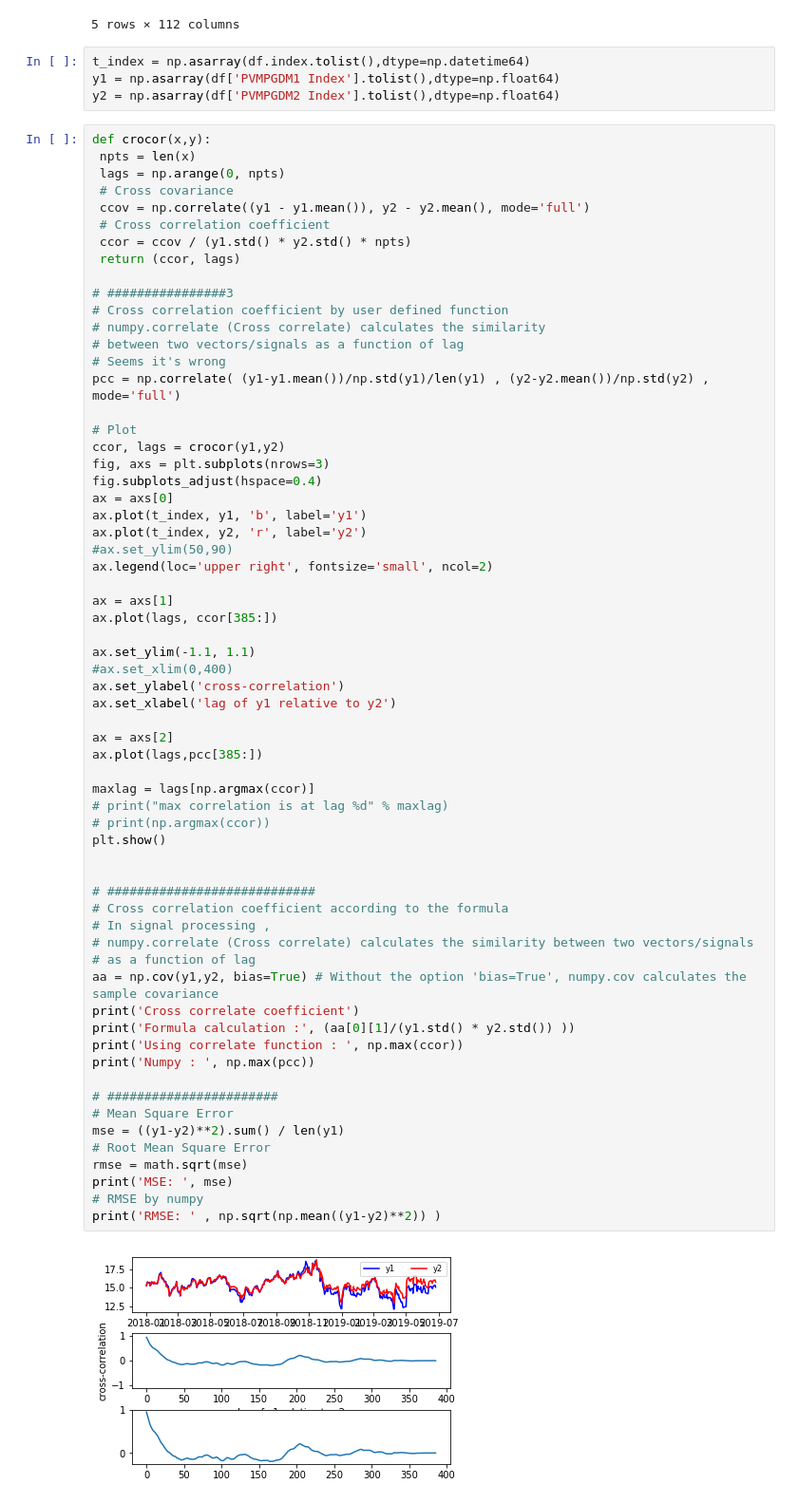
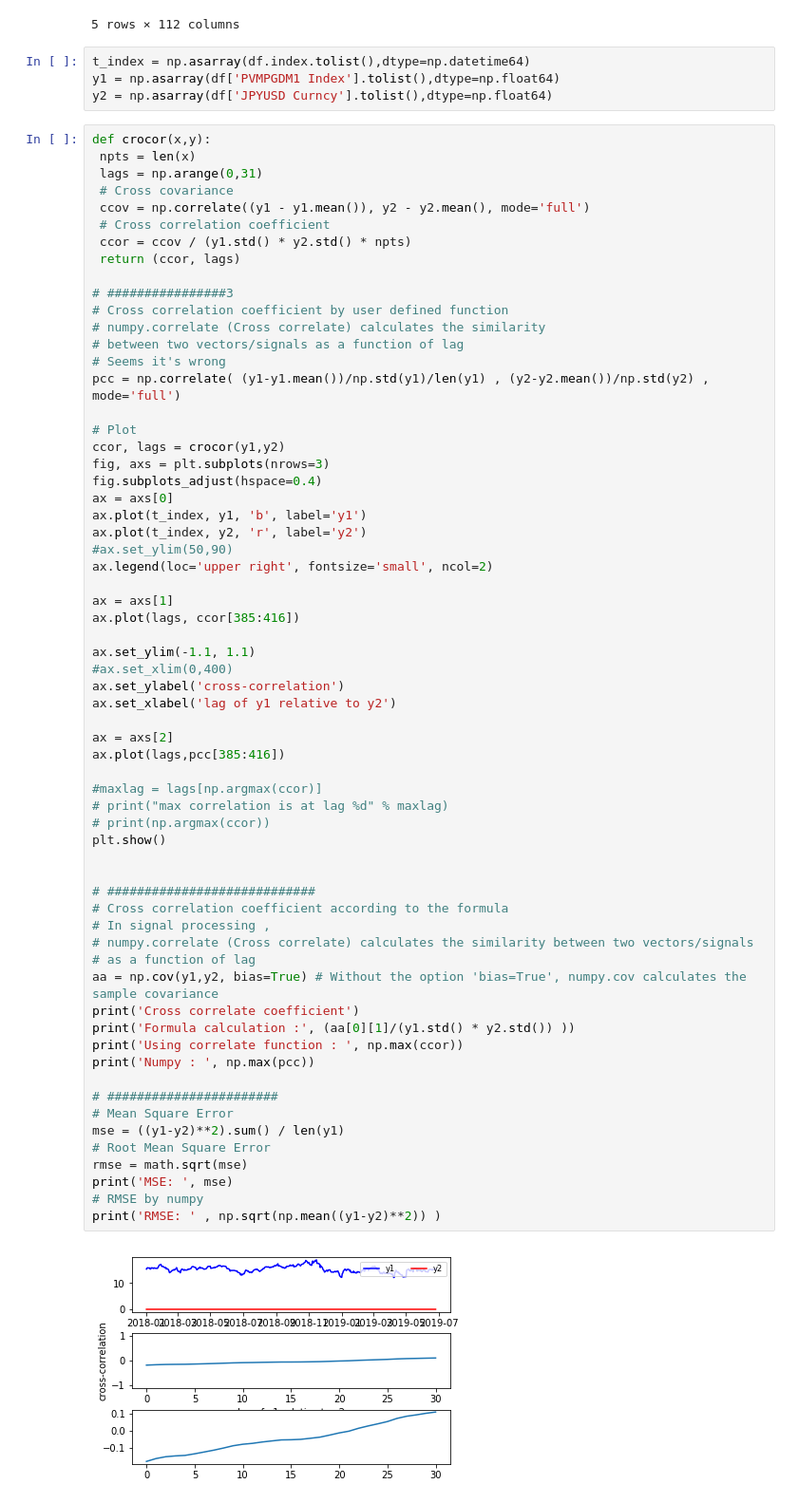
Before and after one commit to psankosik/Learning-Data-Sci, a Jupyter notebook: Self Project/Pricing/Attemp 1/Cross Correlation.ipynb, the cells around one changed output. Shown: that part at 95% size. Saved outputs shown, nothing was run; the diff lists cells and outputs as text.

```diff
--- a/Self Project/Pricing/Attemp 1/Cross Correlation.ipynb
+++ b/Self Project/Pricing/Attemp 1/Cross Correlation.ipynb
@@ -22,11 +22,11 @@ df.head()
 # %%
 t_index = np.asarray(df.index.tolist(),dtype=np.datetime64)
 y1 = np.asarray(df['PVMPGDM1 Index'].tolist(),dtype=np.float64)
-y2 = np.asarray(df['PVMPGDM2 Index'].tolist(),dtype=np.float64)
+y2 = np.asarray(df['JPYUSD Curncy'].tolist(),dtype=np.float64)
 # %%
 def crocor(x,y):
  npts = len(x)
- lags = np.arange(0, npts)
+ lags = np.arange(0,31)
  # Cross covariance
  ccov = np.correlate((y1 - y1.mean()), y2 - y2.mean(), mode='full')
  # Cross correlation coefficient
@@ -51,41 +51,41 @@ ax.plot(t_index, y2, 'r', label='y2')
 ax.legend(loc='upper right', fontsize='small', ncol=2)
 
 ax = axs[1]
-ax.plot(lags, ccor[385:])
+ax.plot(lags, ccor[385:416])
 
 ax.set_ylim(-1.1, 1.1)
 #ax.set_xlim(0,400)
 ax.set_ylabel('cross-correlation')
 ax.set_xlabel('lag of y1 relative to y2')
 
 ax = axs[2]
-ax.plot(lags,pcc[385:])
+ax.plot(lags,pcc[385:416])
 
-maxlag = lags[np.argmax(ccor)]
+#maxlag = lags[np.argmax(ccor)]
 # print("max correlation is at lag %d" % maxlag)
 # print(np.argmax(ccor))
 plt.show()
 
 
 # ############################
 # Cross correlation coefficient according to the formula
 # In signal processing ,
 # numpy.correlate (Cross correlate) calculates the similarity between two vectors/signals
 # as a function of lag
 aa = np.cov(y1,y2, bias=True) # Without the option 'bias=True', numpy.cov calculates the sample covariance
 print('Cross correlate coefficient')
 print('Formula calculation :', (aa[0][1]/(y1.std() * y2.std()) ))
 print('Using correlate function : ', np.max(ccor))
 print('Numpy : ', np.max(pcc))
 
 # #######################
 # Mean Square Error
 mse = ((y1-y2)**2).sum() / len(y1)
 # Root Mean Square Error
 rmse = math.sqrt(mse)
 print('MSE: ', mse)
 # RMSE by numpy
 print('RMSE: ' , np.sqrt(np.mean((y1-y2)**2)) )
 # %% [output]
-[figure, old version]
+[figure, new version]
 Cross correlate coefficient
```
Also changed, not shown: parts of 9 cells of this notebook, 1 other file.
